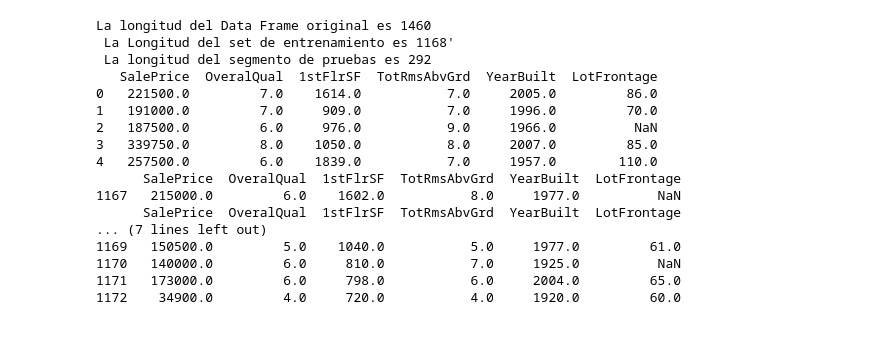
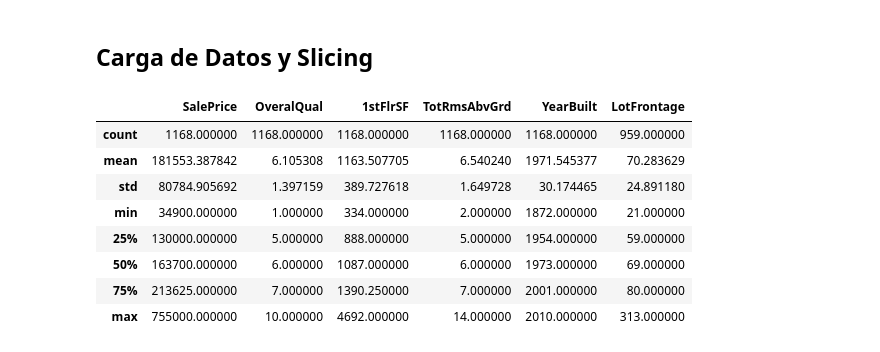
Before and after one commit to surizar2/ProyectoRegresionProgra, a Jupyter notebook: Proyecto Regresion Lineal.ipynb, the cells around one changed output. Cells and saved outputs as stored; diff of their text form; code cells hidden in the pictures.

```diff
--- a/Proyecto Regresion Lineal.ipynb
+++ b/Proyecto Regresion Lineal.ipynb
@@ -5 +7,3 @@ import seaborn as sb
+# %% [markdown]
+## Carga de Datos y Slicing
 # %%
@@ -13,32 +17,3 @@ def CargaDatos():
 
 
     return DataRegression, DataTrain, DataTest
-# %%
-## Main del programa
-import numpy as np
-import pandas as pd
-import seaborn as sb
-DatosProyecto, DatosEntreno, DatosPruebas = CargaDatos()
-print(f"La longitud del Data Frame original es {len(DatosProyecto)}\n La Longitud del set de entrenamiento es {len(DatosEntreno)}'\n La longitud del segmento de pruebas es {len(DatosPruebas)}")
-print(pd.DataFrame.head(DatosProyecto))
-print(DatosProyecto.iloc[[1167], : ])
-print(pd.DataFrame.tail(DatosEntreno))
-print(pd.DataFrame.head(DatosPruebas))
-# %% [output]
-La longitud del Data Frame original es 1460
- La Longitud del set de entrenamiento es 1168'
- La longitud del segmento de pruebas es 292
-   SalePrice  OveralQual  1stFlrSF  TotRmsAbvGrd  YearBuilt  LotFrontage
-0   221500.0         7.0    1614.0           7.0     2005.0         86.0
-1   191000.0         7.0     909.0           7.0     1996.0         70.0
-2   187500.0         6.0     976.0           9.0     1966.0          NaN
-3   339750.0         8.0    1050.0           8.0     2007.0         85.0
-4   257500.0         6.0    1839.0           7.0     1957.0        110.0
-      SalePrice  OveralQual  1stFlrSF  TotRmsAbvGrd  YearBuilt  LotFrontage
-1167   215000.0         6.0    1602.0           8.0     1977.0          NaN
-      SalePrice  OveralQual  1stFlrSF  TotRmsAbvGrd  YearBuilt  LotFrontage
-... (7 lines left out)
-1169   150500.0         5.0    1040.0           5.0     1977.0         61.0
-1170   140000.0         6.0     810.0           7.0     1925.0          NaN
-1171   173000.0         6.0     798.0           6.0     2004.0         65.0
-1172    34900.0         4.0     720.0           4.0     1920.0         60.0
@@ -44,0 +24,12 @@ La longitud del Data Frame original es 1460
+# %%
+pd.DataFrame.describe(DatosEntreno)
+# %% [output]
+|  | SalePrice | OveralQual | 1stFlrSF | TotRmsAbvGrd | YearBuilt | LotFrontage |
+| count | 1168.000000 | 1168.000000 | 1168.000000 | 1168.000000 | 1168.000000 | 959.000000 |
+| mean | 181553.387842 | 6.105308 | 1163.507705 | 6.540240 | 1971.545377 | 70.283629 |
+| std | 80784.905692 | 1.397159 | 389.727618 | 1.649728 | 30.174465 | 24.891180 |
+| min | 34900.000000 | 1.000000 | 334.000000 | 2.000000 | 1872.000000 | 21.000000 |
+| 25% | 130000.000000 | 5.000000 | 888.000000 | 5.000000 | 1954.000000 | 59.000000 |
+| 50% | 163700.000000 | 6.000000 | 1087.000000 | 6.000000 | 1973.000000 | 69.000000 |
+| 75% | 213625.000000 | 7.000000 | 1390.250000 | 7.000000 | 2001.000000 | 80.000000 |
+| max | 755000.000000 | 10.000000 | 4692.000000 | 14.000000 | 2010.000000 | 313.000000 |
```
Also changed, not shown: parts of 9 cells of this notebook.
